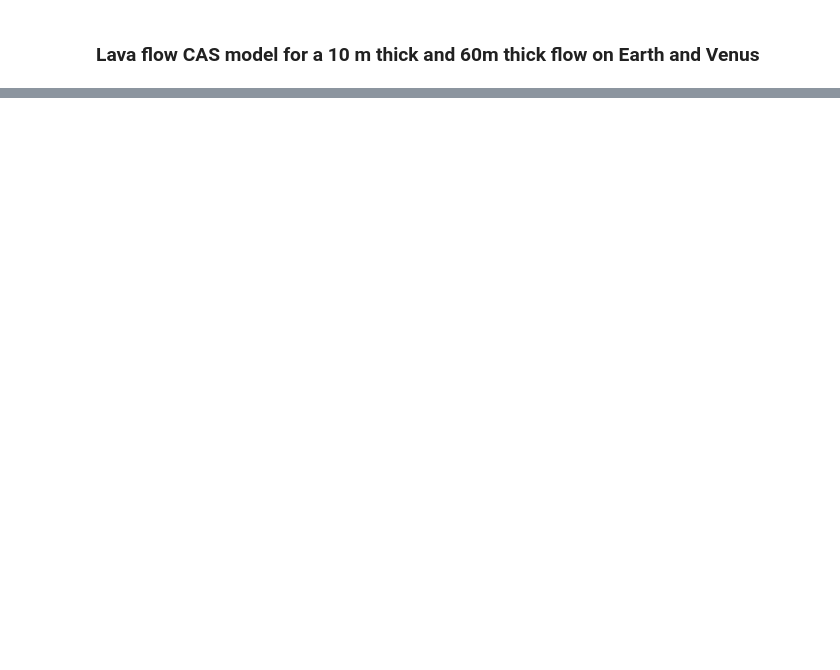
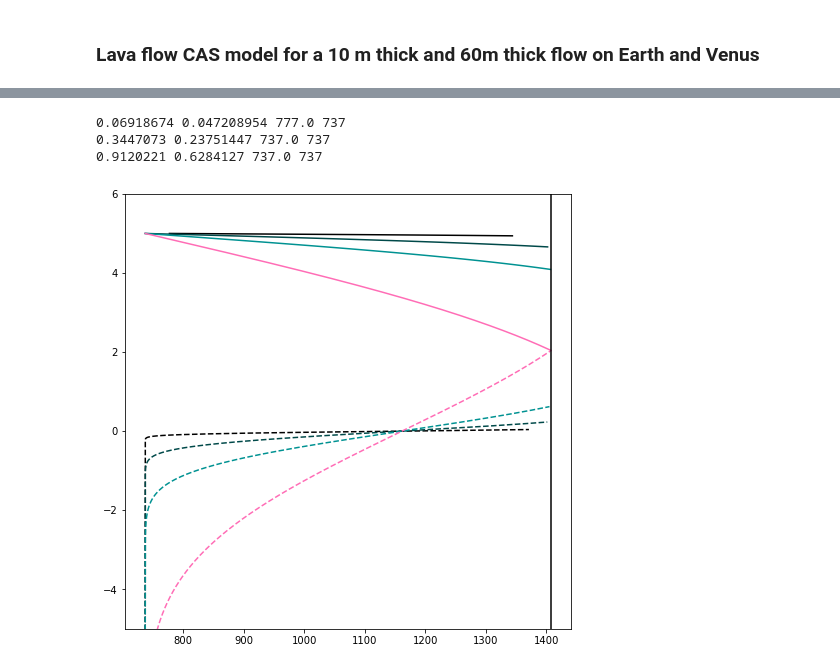
Before and after one commit to iganache/lavatherm1D, a Jupyter notebook: 1d_cooling_Earth.ipynb, the cells around one changed output, grey strips where cells are left out. Cells and saved outputs as stored; diff of their text form; code cells hidden in the pictures; blank space fills up the shorter version.

```diff
--- a/1d_cooling_Earth.ipynb
+++ b/1d_cooling_Earth.ipynb
@@ -330,0 +385,6 @@ idx
+# %%
+# Temperature profiles of interest since eruption: 1 hour, 1 day, 1 week, 1 month, 1 year, 5 years, 10 years, and time of solidifcation
+times = [3600, 24*3600, 7*24*3600, 90*24*3600, 365*24*3600, 5*365*24*3600, 10*365*24*3600]
+# times.sort()
+times = np.array(times)
+# times = np.array(times.sort())
@@ -330,0 +416,52 @@ idx
+# %%
+## Pre-solidification temperature calculation
+fig, ax = plt.subplots(1,1)
+fig.set_size_inches(8, 8)
+
+colors = ["#000000","#004949","#009292","#ff6db6","#ffb6db",
+ "#490092","#006ddb","#b66dff","#6db6ff","#b6dbff",
+ "#920000","#924900","#db6d00","#24ff24","#ffff6d"]
+color_idx = 0
+
+zend = -100
+dz = 1e-2
+z = np.arange(zend, lt, dz)
+
+for i in presolid_idx:
+    t = t_lookup[i]
+    C_up = C_up_lookup[i]
+    C_base = C_base_lookup[i]
+    Tsurf = Tsurf_lookup[i]
+    print(C_up, C_base, Tsurf, Tsub)
+
+    ################### Compute temperature profile in the basal crust #######################
+    y_base = np.arange(-100, C_base, dz)
+    T_base = (((Tlava-Tsub) / (erf(l_base)+1)) * (1 + erf(y_base / 2/ (kappa*t)**0.5))) + Tsub
+
+    ################### Compute temperature profile in the upper crust #######################
+    y_up = np.arange(0, C_up, dz)
+    T_up = (((Tlava-Tsurf) / erf(l_up)) * erf((y_up) / 2/(kappa*t)**0.5)) + Tsurf
+
+    ax.plot(T_base, y_base, "--", color = colors[color_idx])
+    ax.plot(T_up, lt-y_up, color = colors[color_idx])
+    color_idx += 1
+
+################### Compute temperature profile in the basal crust #######################
+y_base_solid = np.arange(-100, C_base_solid, dz)
+T_base_solid = (((Tlava-Tsub) / (erf(l_base_solid)+1)) * (1 + erf(y_base_solid / 2/ (kappa*t_solid)**0.5))) + Tsub
+
+y_up_solid = np.arange(0, C_up_solid, dz)
+T_up_solid = (((Tlava-Tsurf_solid) / erf(l_up_solid)) * erf((y_up_solid) / 2/(kappa*t_solid)**0.5)) + Tsurf_solid
+
+ax.plot(T_base_solid, y_base_solid, "--", color = colors[color_idx])
+ax.plot(T_up_solid, lt-y_up_solid, color = colors[color_idx])
+
+ax.axvline(Tlava, color='k')
+ax.set_ylim(-5, lt+1)
+
+plt.show()
+# %% [output]
+0.06918674 0.047208954 777.0 737
+0.3447073 0.23751447 737.0 737
+0.9120221 0.6284127 737.0 737
+[figure, added]
```
Also changed, not shown: parts of 15 cells of this notebook, 1 other file.
